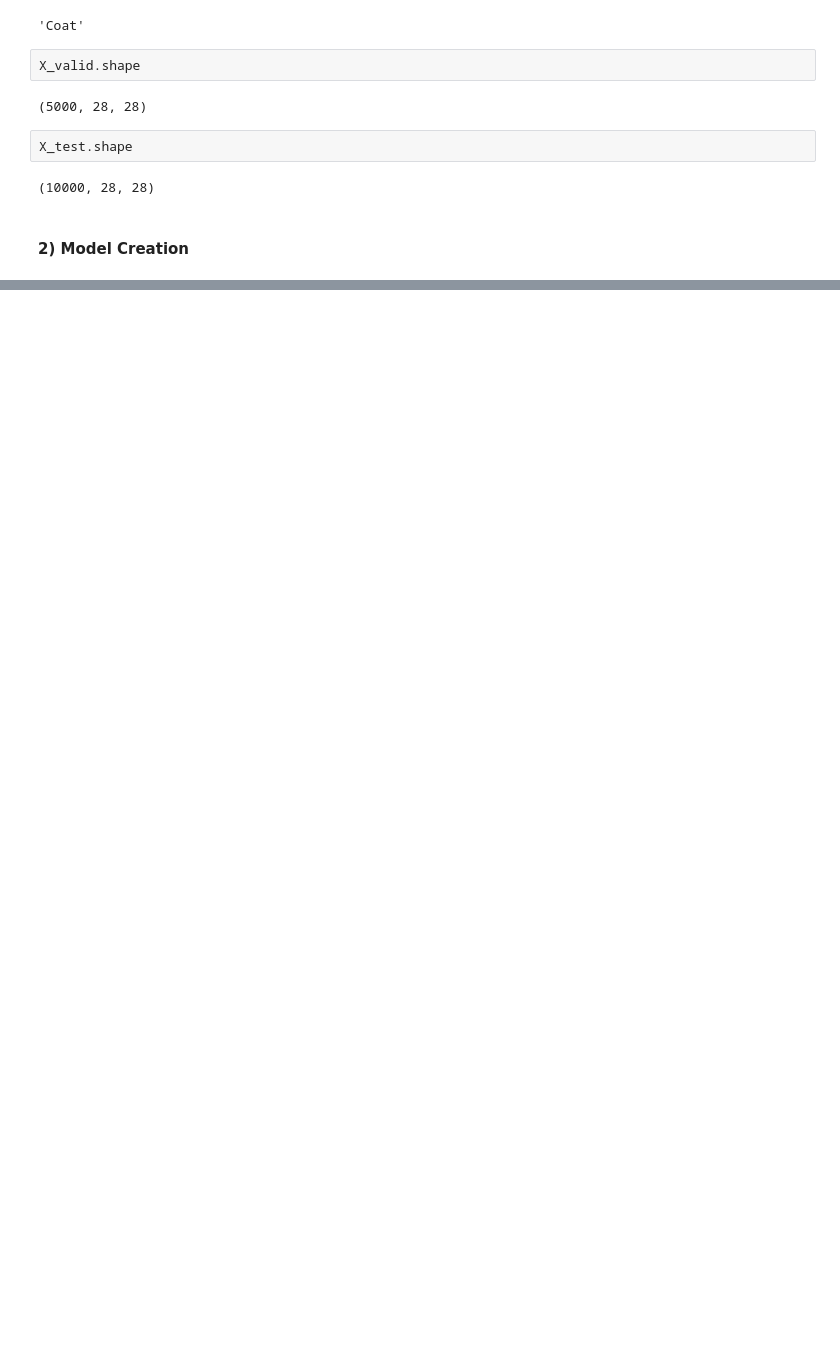
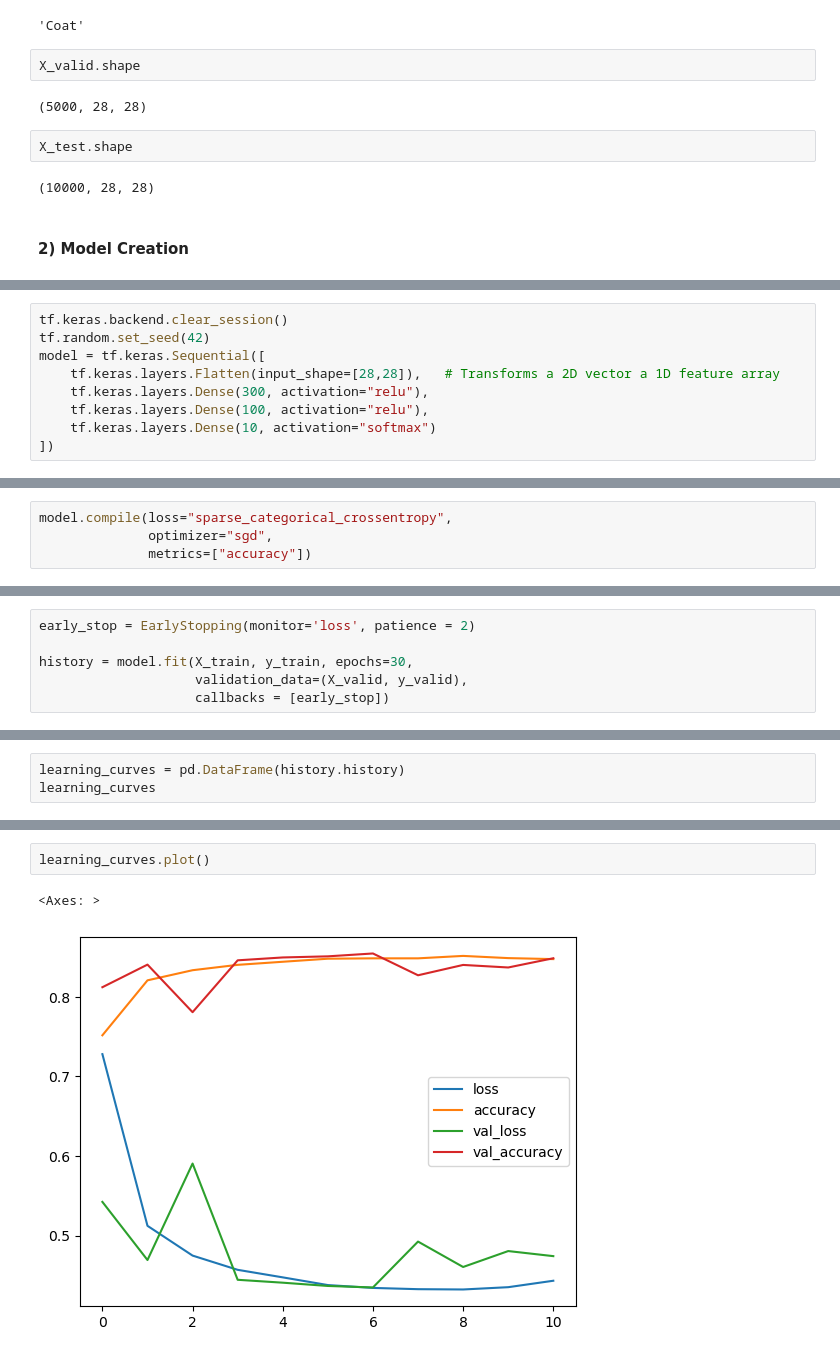
Before and after one commit to Daniels1610/DL008-Dagraz, a Jupyter notebook: E02.ipynb, the cells around one changed output, grey strips where cells are left out. Cells and saved outputs as stored; diff of their text form; blank space fills up the shorter version.

```diff
--- a/E02.ipynb
+++ b/E02.ipynb
@@ -443,0 +481,9 @@ model.add(tf.keras.layers.Dense(10, activation="softamx"))
+# %%
+tf.keras.backend.clear_session()
+tf.random.set_seed(42)
+model = tf.keras.Sequential([
+    tf.keras.layers.Flatten(input_shape=[28,28]),   # Transforms a 2D vector a 1D feature array
+    tf.keras.layers.Dense(300, activation="relu"),
+    tf.keras.layers.Dense(100, activation="relu"),
+    tf.keras.layers.Dense(10, activation="softmax")
+])
@@ -443,0 +575,4 @@ model.add(tf.keras.layers.Dense(10, activation="softamx"))
+# %%
+model.compile(loss="sparse_categorical_crossentropy",
+              optimizer="sgd",
+              metrics=["accuracy"])
@@ -443,0 +598,6 @@ model.add(tf.keras.layers.Dense(10, activation="softamx"))
+# %%
+early_stop = EarlyStopping(monitor='loss', patience = 2)
+
+history = model.fit(X_train, y_train, epochs=30,
+                    validation_data=(X_valid, y_valid),
+                    callbacks = [early_stop])
@@ -443,0 +654,3 @@ model.add(tf.keras.layers.Dense(10, activation="softamx"))
+# %%
+learning_curves = pd.DataFrame(history.history)
+learning_curves
@@ -443,0 +670,5 @@ model.add(tf.keras.layers.Dense(10, activation="softamx"))
+# %%
+learning_curves.plot()
+# %% [output]
+<Axes: >
+[figure, added]
```
Also changed, not shown: parts of 53 cells of this notebook, 1 other file.
